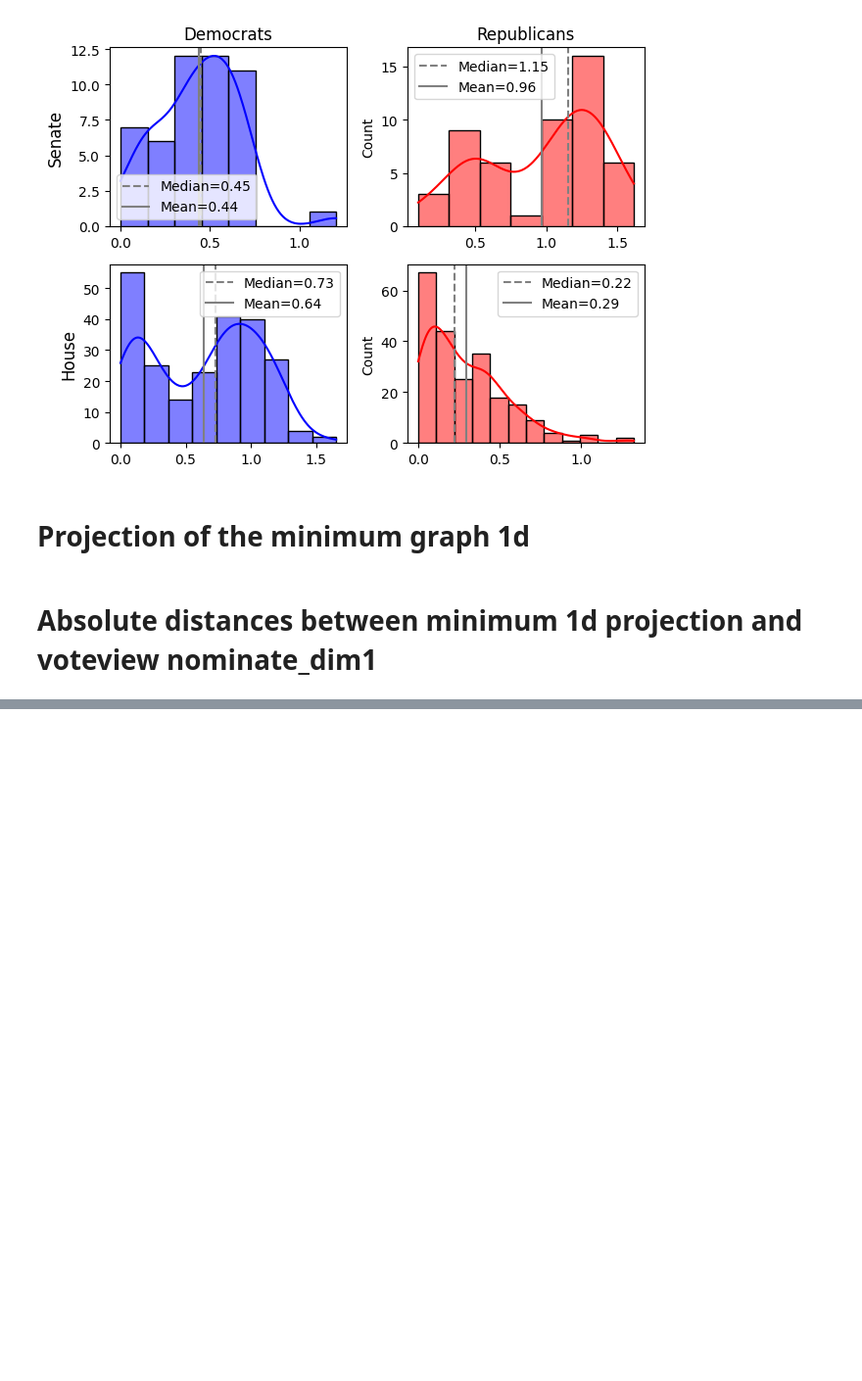
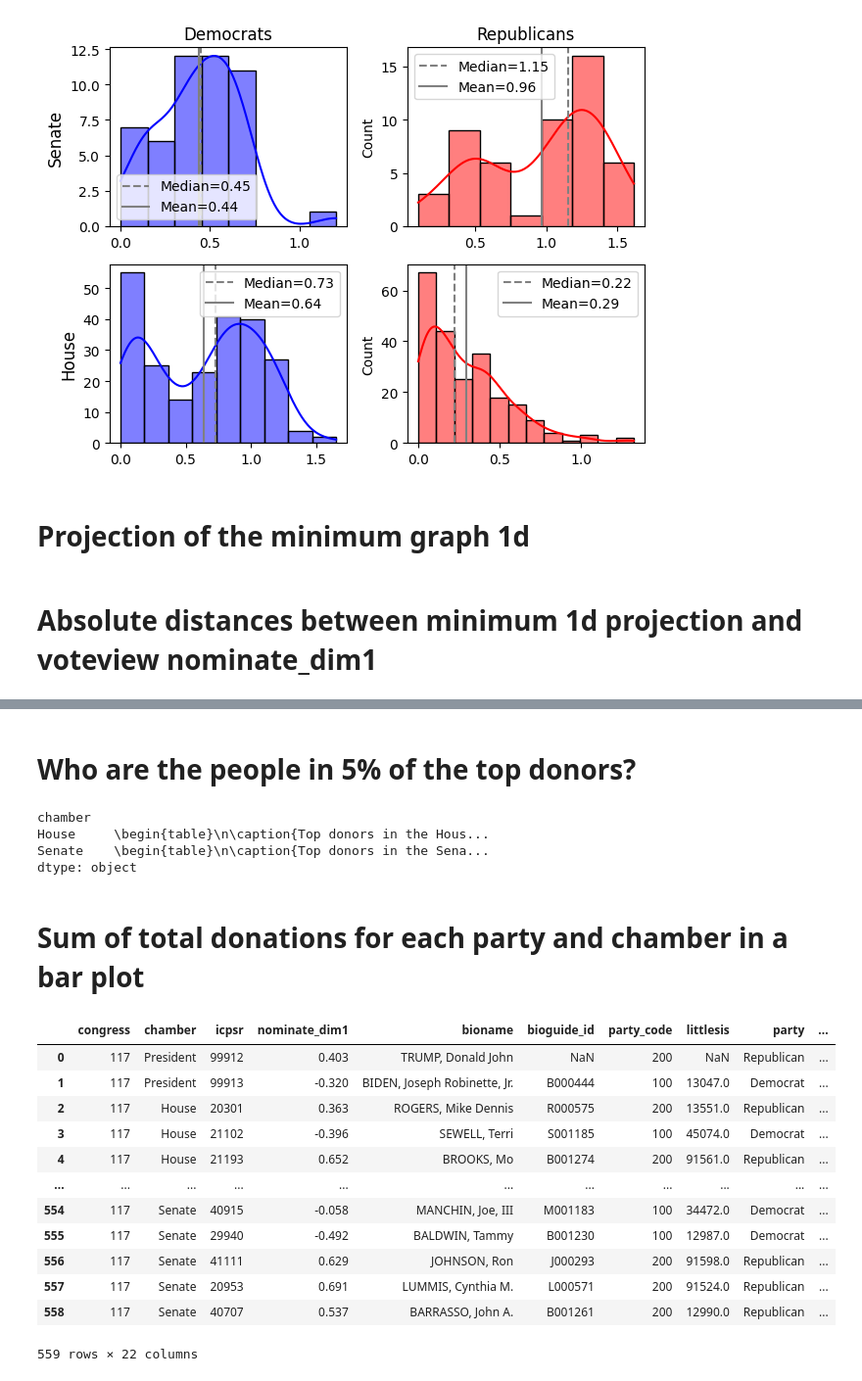
Before and after one commit to DueViktor/DonorIdeo, a Jupyter notebook: DonorIdeo/eda.ipynb, the cells around one changed output, grey strips where cells are left out. Shown at 98% size. Saved outputs shown, nothing was run; the diff lists cells and outputs as text; code cells hidden in the pictures; blank space fills up the shorter version.

```diff
--- a/DonorIdeo/eda.ipynb
+++ b/DonorIdeo/eda.ipynb
@@ -565,0 +584,33 @@ plt.savefig(ASSETS_DIR / "voteview_vs_minimum.png")  # Save the entire figure
+# %% [markdown]
+# Who are the people in 5% of the top donors?
+# %%
+top_donors = DATABASE[
+    DATABASE["donations-in-total"] > DATABASE["donations-in-total"].quantile(0.98)
+][["bioname", "party", "donations-in-total", "chamber"]]
+
+# sort by donations-in-total
+top_donors = top_donors.sort_values(by="donations-in-total", ascending=False)
+
+# format the numbers in "donations-in-total" to be more readable
+top_donors["donations-in-total"] = top_donors["donations-in-total"].apply(
+    lambda x: f"${x/1000000:.2f}M"
+)
+
+# save to a latex table grouped by chamber
+print(
+    top_donors.groupby("chamber").apply(
+        lambda x: x[["bioname", "party", "donations-in-total"]].to_latex(
+            index=False, caption=f"Top donors in the {x['chamber'].values[0]}"
+        )
+    )
+)
+
+
+# top_donors
+# %% [output]
+chamber
+House     \begin{table}\n\caption{Top donors in the Hous...
+Senate    \begin{table}\n\caption{Top donors in the Sena...
+dtype: object
+# %% [markdown]
+# Sum of total donations for each party and chamber in a bar plot
@@ -565,0 +653,16 @@ plt.savefig(ASSETS_DIR / "voteview_vs_minimum.png")  # Save the entire figure
+# %%
+DATABASE
+# %% [output]
+|  | congress | chamber | icpsr | nominate_dim1 | bioname | bioguide_id | party_code | littlesis | party | ... |
+| 0 | 117 | President | 99912 | 0.403 | TRUMP, Donald John | NaN | 200 | NaN | Republican | ... |
+| 1 | 117 | President | 99913 | -0.320 | BIDEN, Joseph Robinette, Jr. | B000444 | 100 | 13047.0 | Democrat | ... |
+| 2 | 117 | House | 20301 | 0.363 | ROGERS, Mike Dennis | R000575 | 200 | 13551.0 | Republican | ... |
+| 3 | 117 | House | 21102 | -0.396 | SEWELL, Terri | S001185 | 100 | 45074.0 | Democrat | ... |
+| 4 | 117 | House | 21193 | 0.652 | BROOKS, Mo | B001274 | 200 | 91561.0 | Republican | ... |
+| ... | ... | ... | ... | ... | ... | ... | ... | ... | ... | ... |
+| 554 | 117 | Senate | 40915 | -0.058 | MANCHIN, Joe, III | M001183 | 100 | 34472.0 | Democrat | ... |
+| 555 | 117 | Senate | 29940 | -0.492 | BALDWIN, Tammy | B001230 | 100 | 12987.0 | Democrat | ... |
+| 556 | 117 | Senate | 41111 | 0.629 | JOHNSON, Ron | J000293 | 200 | 91598.0 | Republican | ... |
+| 557 | 117 | Senate | 20953 | 0.691 | LUMMIS, Cynthia M. | L000571 | 200 | 91524.0 | Republican | ... |
+| 558 | 117 | Senate | 40707 | 0.537 | BARRASSO, John A. | B001261 | 200 | 12990.0 | Republican | ... |
+559 rows × 22 columns
```
Also changed, not shown: parts of 6 cells of this notebook, 3 other files.
